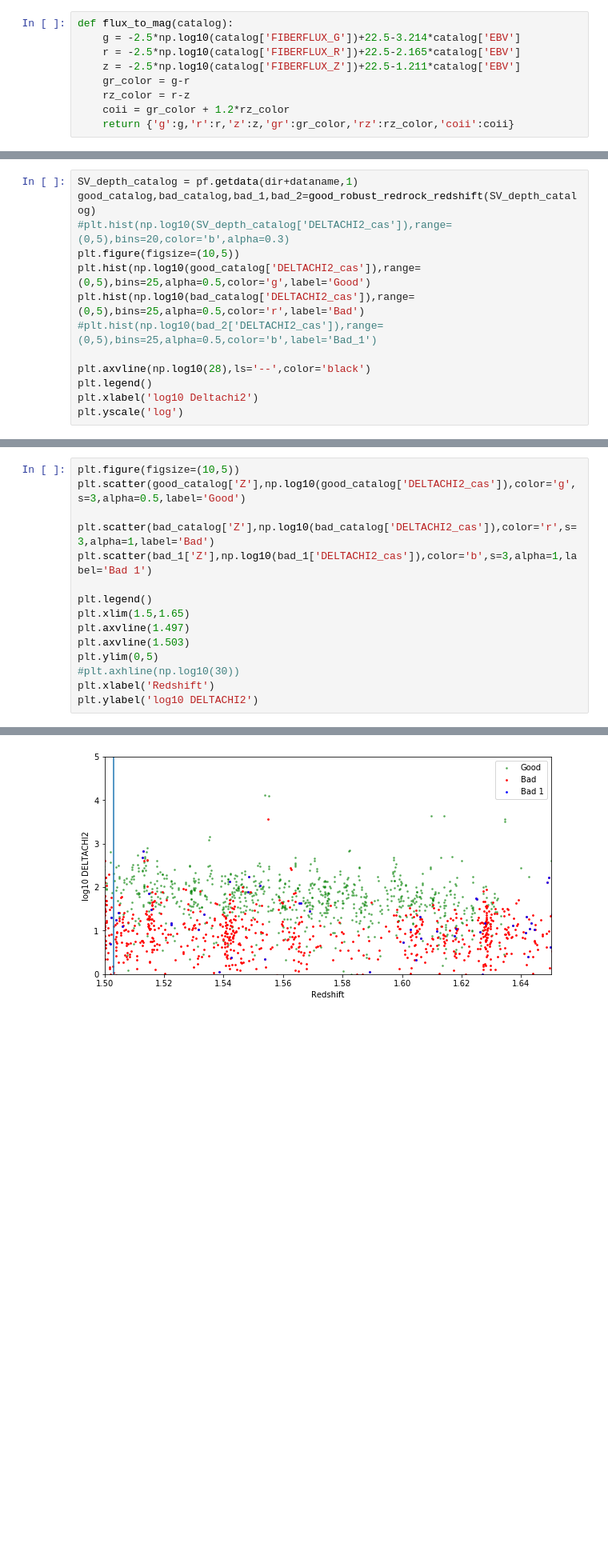
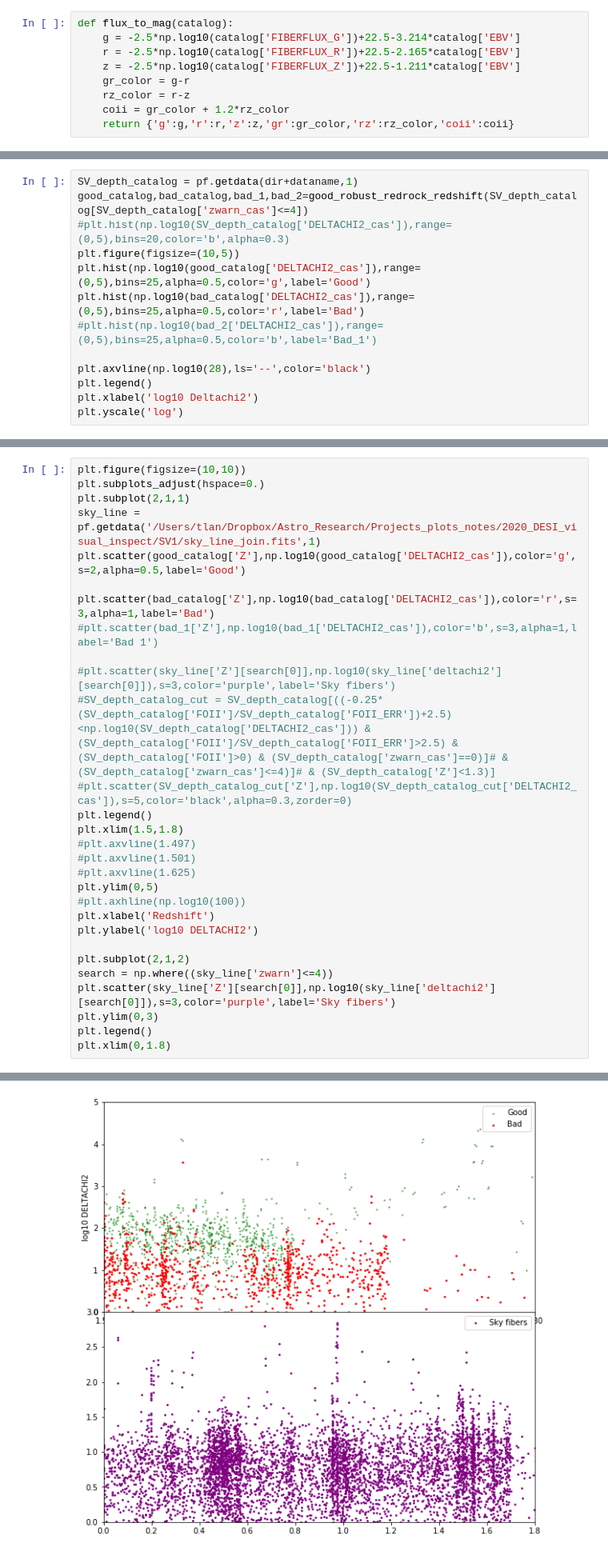
Before and after one commit to astro-blue/DESI_VI, a Jupyter notebook: SV_selection_algorithm/Parameter_exploration_with_SV1_catalog_with_Cascades_ELGs.ipynb, the cells around one changed output, grey strips where cells are left out. Shown at 80% size. Cells and saved outputs as stored; diff of their text form; blank space fills up the shorter version.

```diff
--- a/SV_selection_algorithm/Parameter_exploration_with_SV1_catalog_with_Cascades_ELGs.ipynb
+++ b/SV_selection_algorithm/Parameter_exploration_with_SV1_catalog_with_Cascades_ELGs.ipynb
@@ -176,6 +215,6 @@ Combined value: 0.30953916060299036
 # %%
 SV_depth_catalog = pf.getdata(dir+dataname,1)
-good_catalog,bad_catalog,bad_1,bad_2=good_robust_redrock_redshift(SV_depth_catalog)
+good_catalog,bad_catalog,bad_1,bad_2=good_robust_redrock_redshift(SV_depth_catalog[SV_depth_catalog['zwarn_cas']<=4])
 #plt.hist(np.log10(SV_depth_catalog['DELTACHI2_cas']),range=(0,5),bins=20,color='b',alpha=0.3)
 plt.figure(figsize=(10,5))
 plt.hist(np.log10(good_catalog['DELTACHI2_cas']),range=(0,5),bins=25,alpha=0.5,color='g',label='Good')
@@ -189,18 +228,32 @@ plt.yscale('log')
 # %% [output]
 [figure]
 # %%
-plt.figure(figsize=(10,5))
-plt.scatter(good_catalog['Z'],np.log10(good_catalog['DELTACHI2_cas']),color='g',s=3,alpha=0.5,label='Good')
+plt.figure(figsize=(10,10))
+plt.subplots_adjust(hspace=0.)
+plt.subplot(2,1,1)
+sky_line = pf.getdata('/Users/tlan/Dropbox/Astro_Research/Projects_plots_notes/2020_DESI_visual_inspect/SV1/sky_line_join.fits',1)
+plt.scatter(good_catalog['Z'],np.log10(good_catalog['DELTACHI2_cas']),color='g',s=2,alpha=0.5,label='Good')
 
 plt.scatter(bad_catalog['Z'],np.log10(bad_catalog['DELTACHI2_cas']),color='r',s=3,alpha=1,label='Bad')
-plt.scatter(bad_1['Z'],np.log10(bad_1['DELTACHI2_cas']),color='b',s=3,alpha=1,label='Bad 1')
+#plt.scatter(bad_1['Z'],np.log10(bad_1['DELTACHI2_cas']),color='b',s=3,alpha=1,label='Bad 1')
 
+#plt.scatter(sky_line['Z'][search[0]],np.log10(sky_line['deltachi2'][search[0]]),s=3,color='purple',label='Sky fibers')
+#SV_depth_catalog_cut = SV_depth_catalog[((-0.25*(SV_depth_catalog['FOII']/SV_depth_catalog['FOII_ERR'])+2.5)<np.log10(SV_depth_catalog['DELTACHI2_cas'])) & (SV_depth_catalog['FOII']/SV_depth_catalog['FOII_ERR']>2.5) & (SV_depth_catalog['FOII']>0) & (SV_depth_catalog['zwarn_cas']==0)]# & (SV_depth_catalog['zwarn_cas']<=4)]# & (SV_depth_catalog['Z']<1.3)]
+#plt.scatter(SV_depth_catalog_cut['Z'],np.log10(SV_depth_catalog_cut['DELTACHI2_cas']),s=5,color='black',alpha=0.3,zorder=0)
 plt.legend()
-plt.xlim(1.5,1.65)
-plt.axvline(1.497)
-plt.axvline(1.503)
+plt.xlim(1.5,1.8)
+#plt.axvline(1.497)
+#plt.axvline(1.501)
+#plt.axvline(1.625)
 plt.ylim(0,5)
-#plt.axhline(np.log10(30))
+#plt.axhline(np.log10(100))
 plt.xlabel('Redshift')
 plt.ylabel('log10 DELTACHI2')
+
+plt.subplot(2,1,2)
+search = np.where((sky_line['zwarn']<=4))
+plt.scatter(sky_line['Z'][search[0]],np.log10(sky_line['deltachi2'][search[0]]),s=3,color='purple',label='Sky fibers')
+plt.ylim(0,3)
+plt.legend()
+plt.xlim(0,1.8)
 # %% [output]
@@ -208,4 +261,4 @@ Text(0, 0.5, 'log10 DELTACHI2')
-[figure, old version]
+[figure, new version]
 # %%
 SV_depth_catalog = pf.getdata(dir+dataname,1)
 good_catalog,bad_catalog,bad_1,bad_2=good_robust_redrock_redshift(SV_depth_catalog)
```
Also changed, not shown: parts of 35 cells of this notebook, 2 other files.
